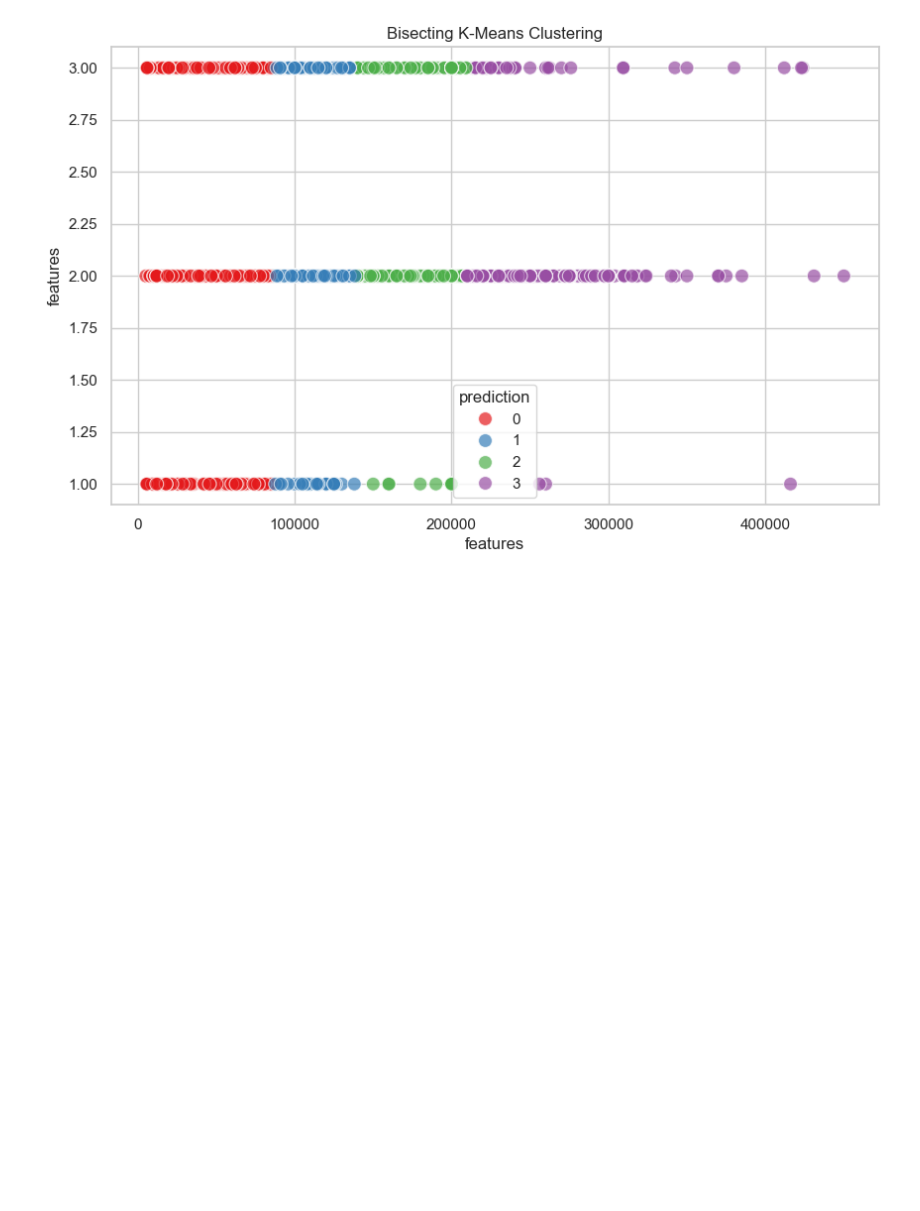
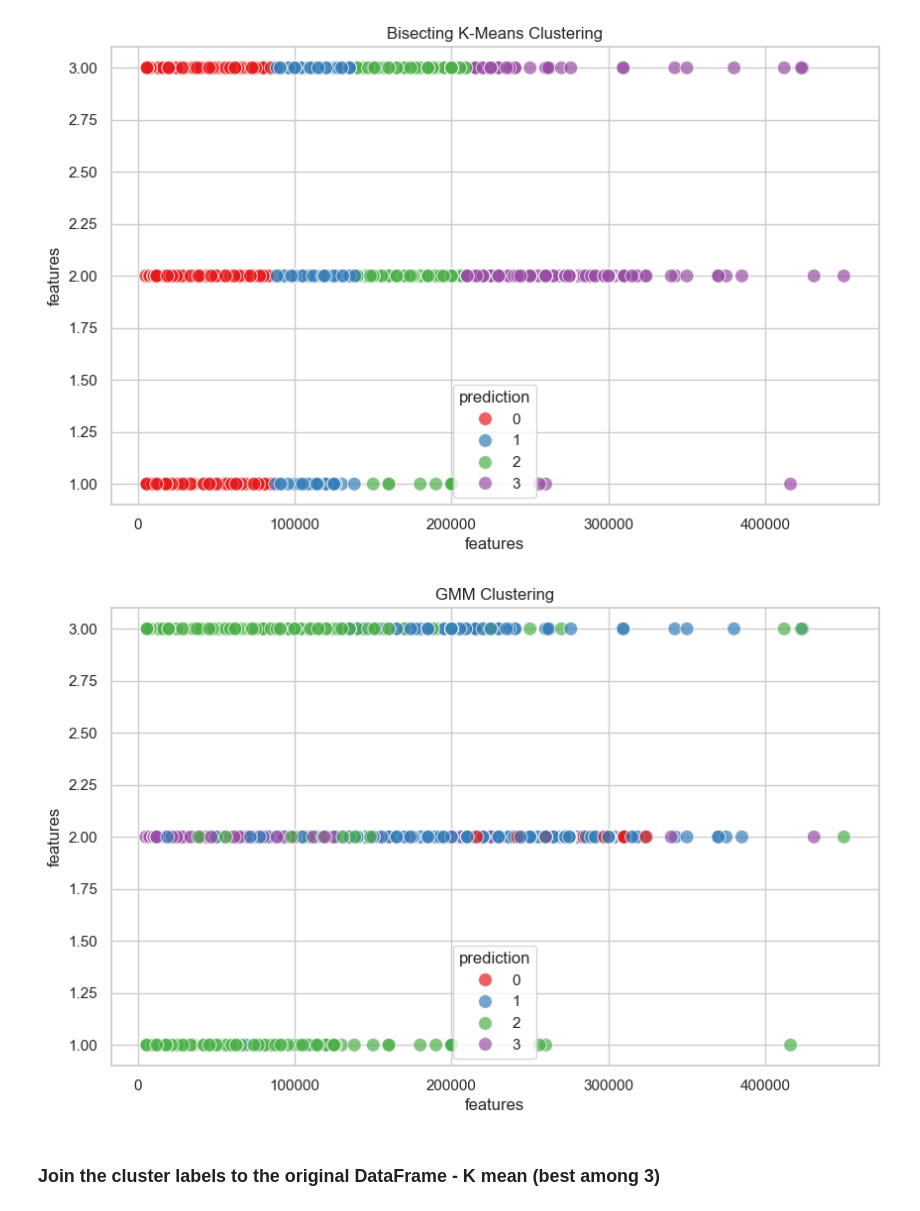
Before and after one commit to Suraj6E/BigData, a Jupyter notebook: assignment.ipynb, the cells around one changed output. Drawn from its saved outputs; the diff is of its cells as text; code cells hidden in the pictures; blank space fills up the shorter version.

```diff
--- a/assignment.ipynb
+++ b/assignment.ipynb
@@ -350,24 +350,26 @@ plt.show()
 # %%
 import matplotlib.pyplot as plt
 import seaborn as sns
 
 # Extracting features and cluster labels from the result DataFrame
-features_and_clusters = spark_data_result_bisecting.select("features", "prediction").toPandas()
+features_and_clusters = spark_data_result_gmm.select("features", "prediction").toPandas()
 
 # Plotting the data using seaborn scatterplot
 sns.set(style="whitegrid")
 plt.figure(figsize=(10, 6))
 scatter_plot = sns.scatterplot(
     x=features_and_clusters["features"].apply(lambda x: x[0]),
     y=features_and_clusters["features"].apply(lambda x: x[1]),
     hue=features_and_clusters["prediction"],
     palette="Set1",
     s=100,
     alpha=0.7,
 )
 
 scatter_plot.set_title("GMM Clustering")
 plt.show()
+# %% [output]
+[figure, added]
 # %%
 
 # Plotting the distribution of each feature for each cluster
@@ -376,3 +378,6 @@ for feature in features:
     box_plot = sns.boxplot(x="prediction", y=feature, data=features_and_clusters, palette="Set1")
     box_plot.set_title(f"{feature} Distribution across Clusters")
     plt.show()
+# %% [markdown]
+
+### Join the cluster labels to the original DataFrame - K mean (best among 3)
```
Also changed, not shown: parts of 5 cells of this notebook, 1 other file.
